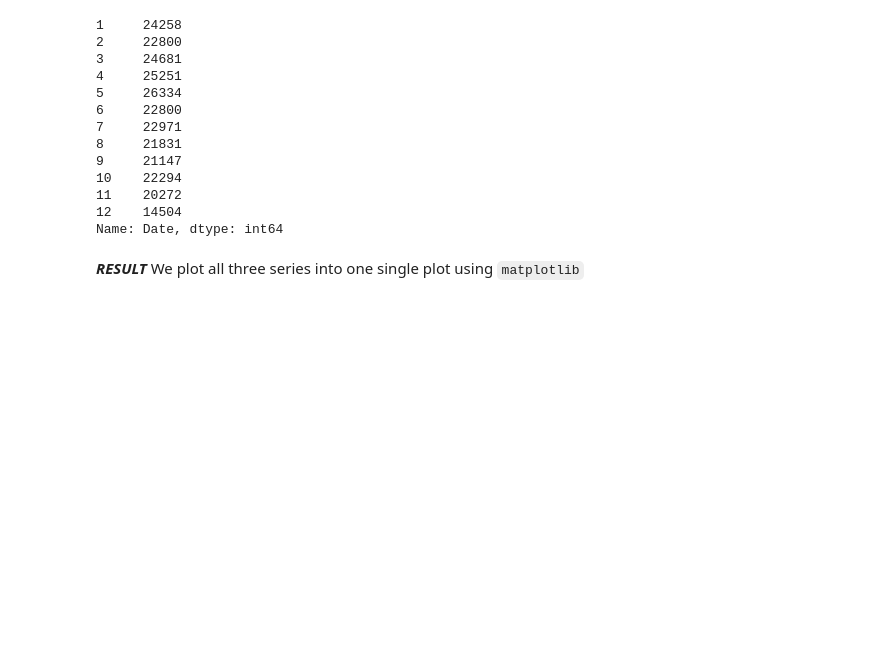
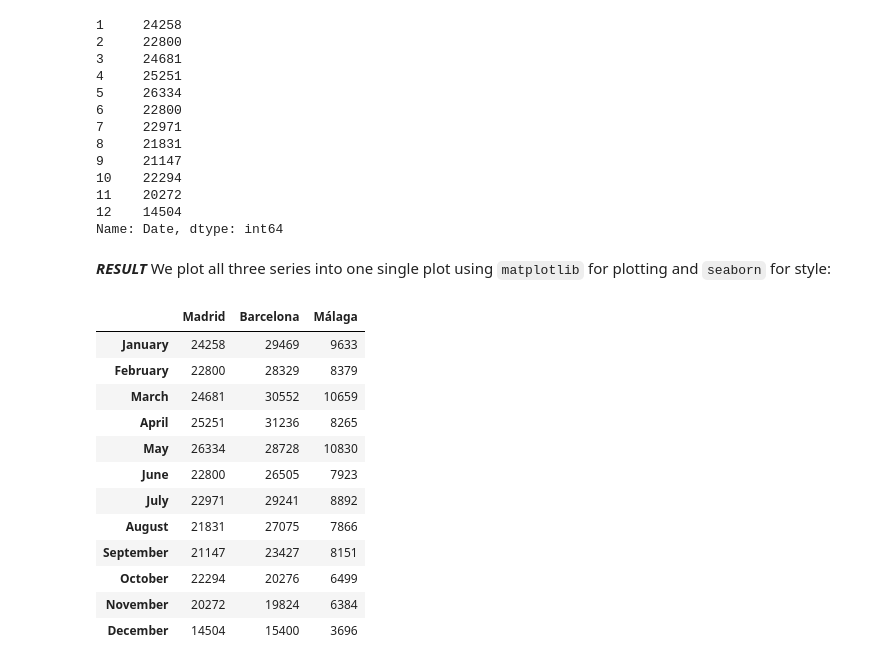
Before and after one commit to ibarrond/Amadeus, a Jupyter notebook: AmadeusChallenge.ipynb, the cells around one changed output. Saved outputs shown, nothing was run; the diff lists cells and outputs as text; code cells hidden in the pictures; blank space fills up the shorter version.

```diff
--- a/AmadeusChallenge.ipynb
+++ b/AmadeusChallenge.ipynb
@@ -284,4 +284,4 @@ Name: Date, dtype: int64
 monthly_searches_bcn = searches_bcn['Date'].dt.month.value_counts().sort_index()
 monthly_searches_agp = searches_agp['Date'].dt.month.value_counts().sort_index()
 # %% [markdown]
-__*RESULT*__ We plot all three series into one single plot using `matplotlib`
+__*RESULT*__ We plot all three series into one single plot using `matplotlib` for plotting and `seaborn` for style:
@@ -289,0 +288,28 @@ from matplotlib import pyplot as plt
+# %%
+# Labels: months
+import calendar
+labels = list(calendar.month_name[1:])
+
+# Combining all dataframes into one
+monthly_searches = pd.DataFrame([monthly_searches_mad,
+                                 monthly_searches_bcn,
+                                 monthly_searches_agp],
+                                index = ['Madrid','Barcelona', 'Málaga']
+                               )
+monthly_searches = monthly_searches.T
+monthly_searches.index = labels
+monthly_searches
+# %% [output]
+|  | Madrid | Barcelona | Málaga |
+| January | 24258 | 29469 | 9633 |
+| February | 22800 | 28329 | 8379 |
+| March | 24681 | 30552 | 10659 |
+| April | 25251 | 31236 | 8265 |
+| May | 26334 | 28728 | 10830 |
+| June | 22800 | 26505 | 7923 |
+| July | 22971 | 29241 | 8892 |
+| August | 21831 | 27075 | 7866 |
+| September | 21147 | 23427 | 8151 |
+| October | 22294 | 20276 | 6499 |
+| November | 20272 | 19824 | 6384 |
+| December | 14504 | 15400 | 3696 |
```
Also changed, not shown: parts of 2 cells of this notebook.
